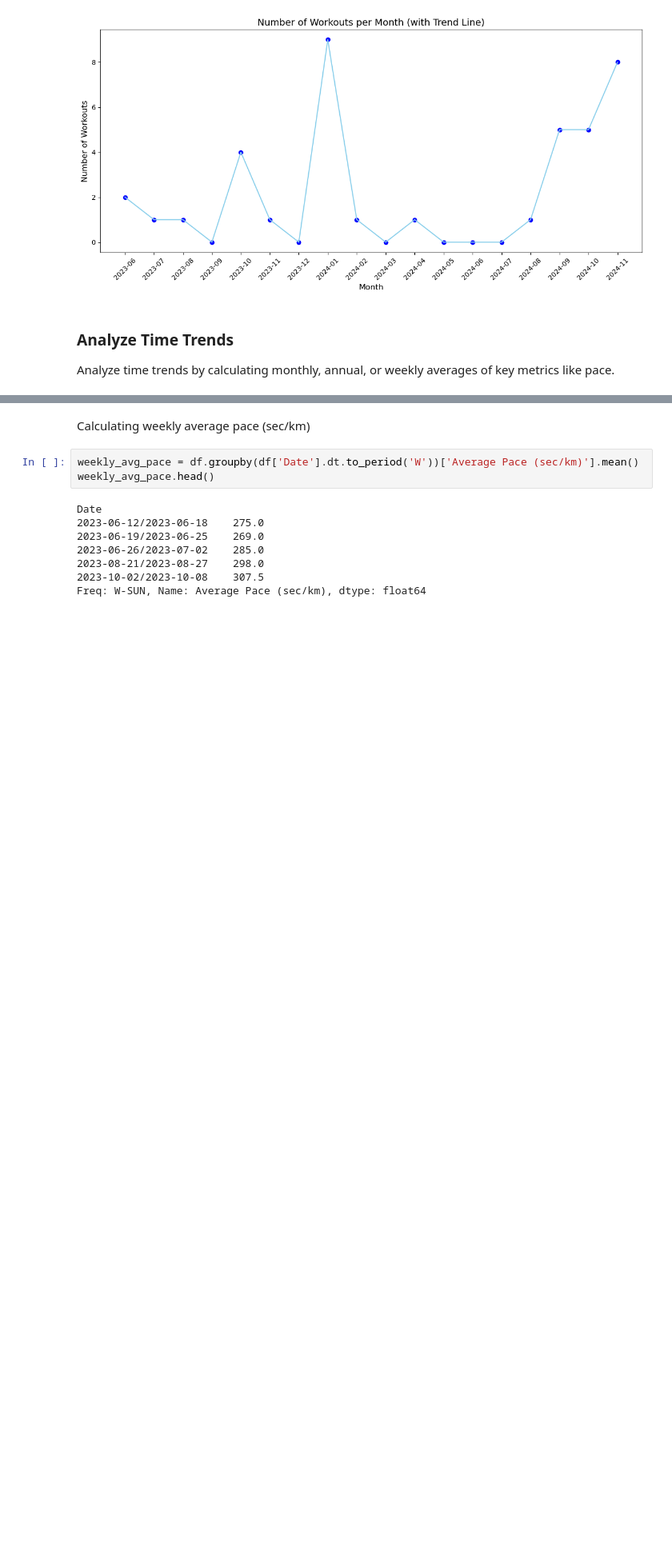
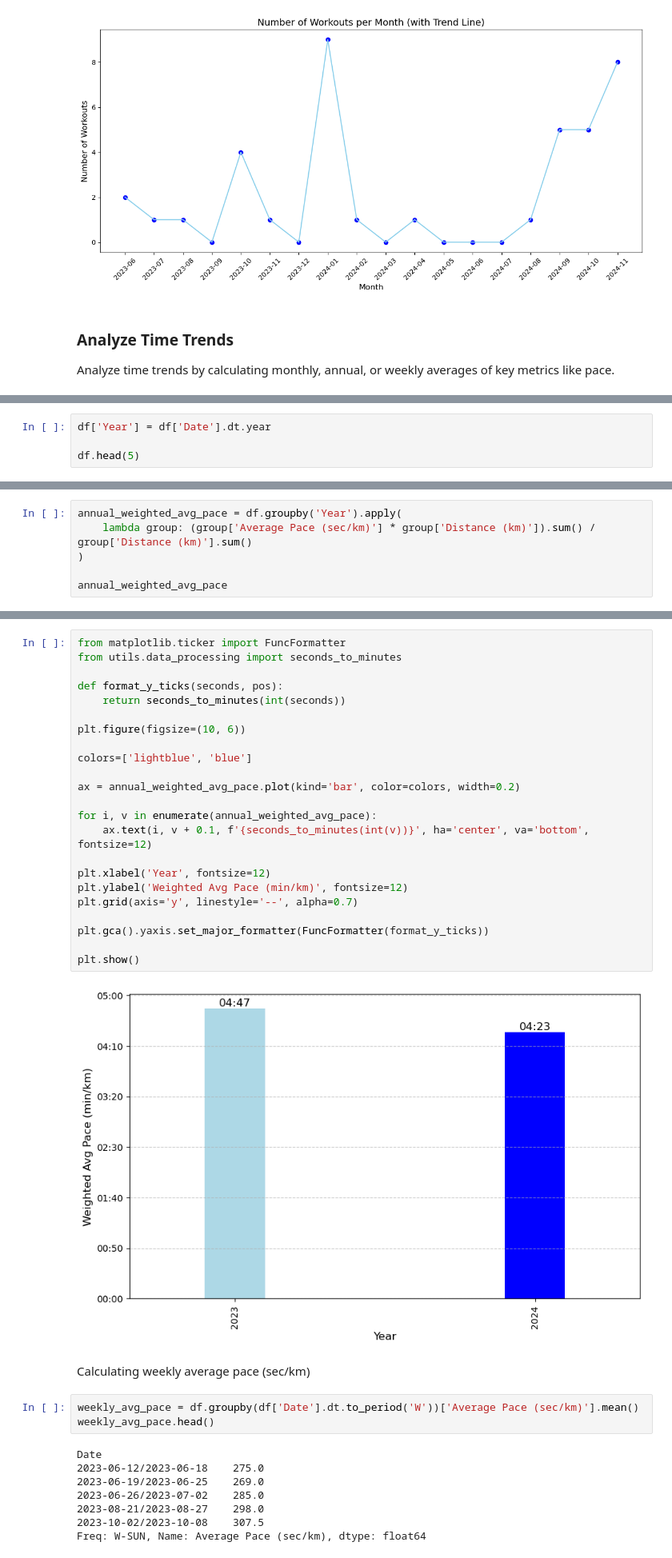
Before and after one commit to valecase4/Runalyze, a Jupyter notebook: notebooks/02_temporal_data_analysis.ipynb, the cells around one changed output, grey strips where cells are left out. Shown at 80% size. Drawn from its saved outputs; the diff is of its cells as text; blank space fills up the shorter version.

Commit message:
Analyzed annual weighted average pace.

```diff
--- a/notebooks/02_temporal_data_analysis.ipynb
+++ b/notebooks/02_temporal_data_analysis.ipynb
@@ -332,0 +341,4 @@ Analyze time trends by calculating monthly, annual, or weekly averages of key me
+# %%
+df['Year'] = df['Date'].dt.year
+
+df.head(5)
@@ -332,0 +352,6 @@ Analyze time trends by calculating monthly, annual, or weekly averages of key me
+# %%
+annual_weighted_avg_pace = df.groupby('Year').apply(
+    lambda group: (group['Average Pace (sec/km)'] * group['Distance (km)']).sum() / group['Distance (km)'].sum()
+)
+
+annual_weighted_avg_pace
@@ -333,3 +363,28 @@ Analyze time trends by calculating monthly, annual, or weekly averages of key me
+# %%
+from matplotlib.ticker import FuncFormatter
+from utils.data_processing import seconds_to_minutes
+
+def format_y_ticks(seconds, pos):
+    return seconds_to_minutes(int(seconds))
+
+plt.figure(figsize=(10, 6))
+
+colors=['lightblue', 'blue']
+
+ax = annual_weighted_avg_pace.plot(kind='bar', color=colors, width=0.2)
+
+for i, v in enumerate(annual_weighted_avg_pace):
+    ax.text(i, v + 0.1, f'{seconds_to_minutes(int(v))}', ha='center', va='bottom', fontsize=12)
+
+plt.xlabel('Year', fontsize=12)
+plt.ylabel('Weighted Avg Pace (min/km)', fontsize=12)
+plt.grid(axis='y', linestyle='--', alpha=0.7)
+
+plt.gca().yaxis.set_major_formatter(FuncFormatter(format_y_ticks))
+
+plt.show()
+# %% [output]
+[figure, added]
 # %% [markdown]
 Calculating weekly average pace (sec/km)
 # %%
```
Also changed, not shown: parts of 12 cells of this notebook, 1 other file.
